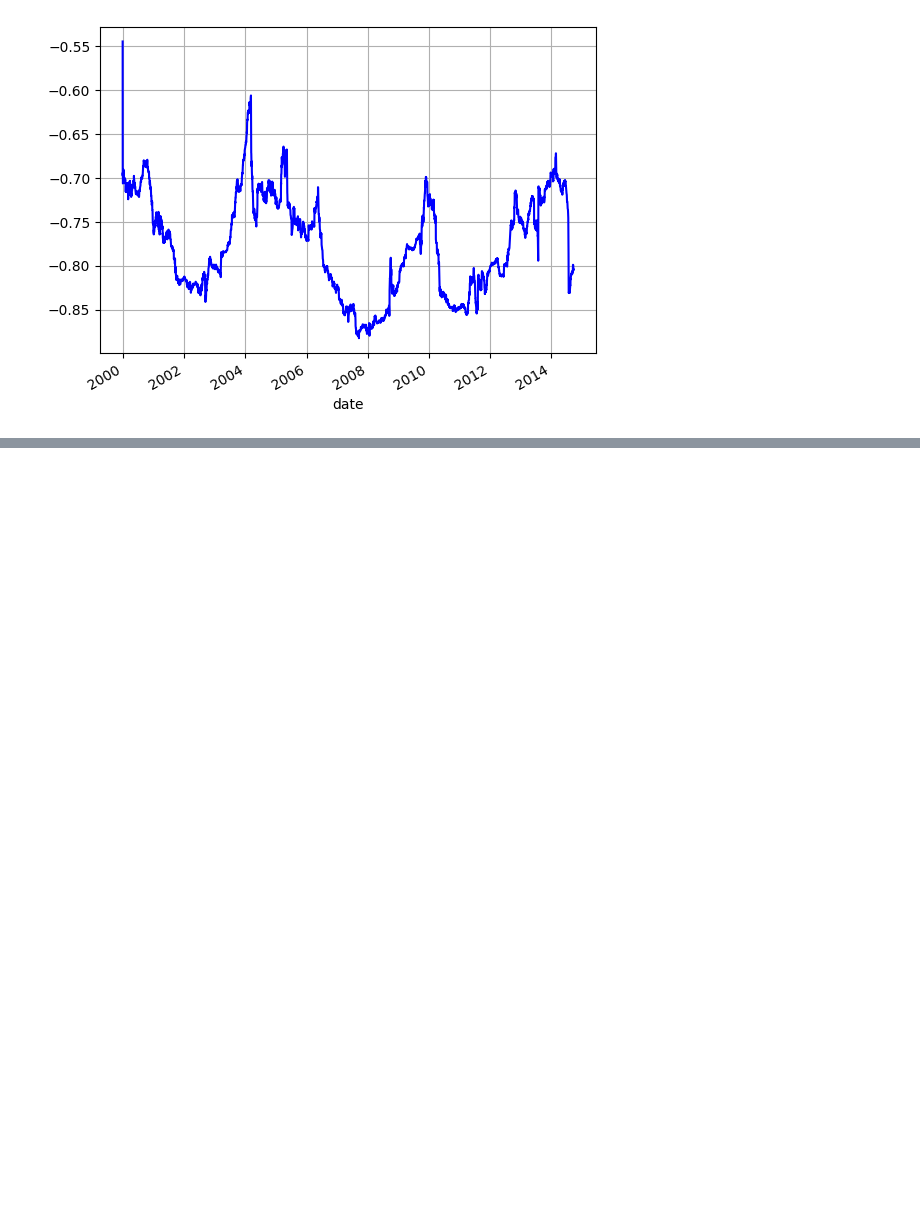
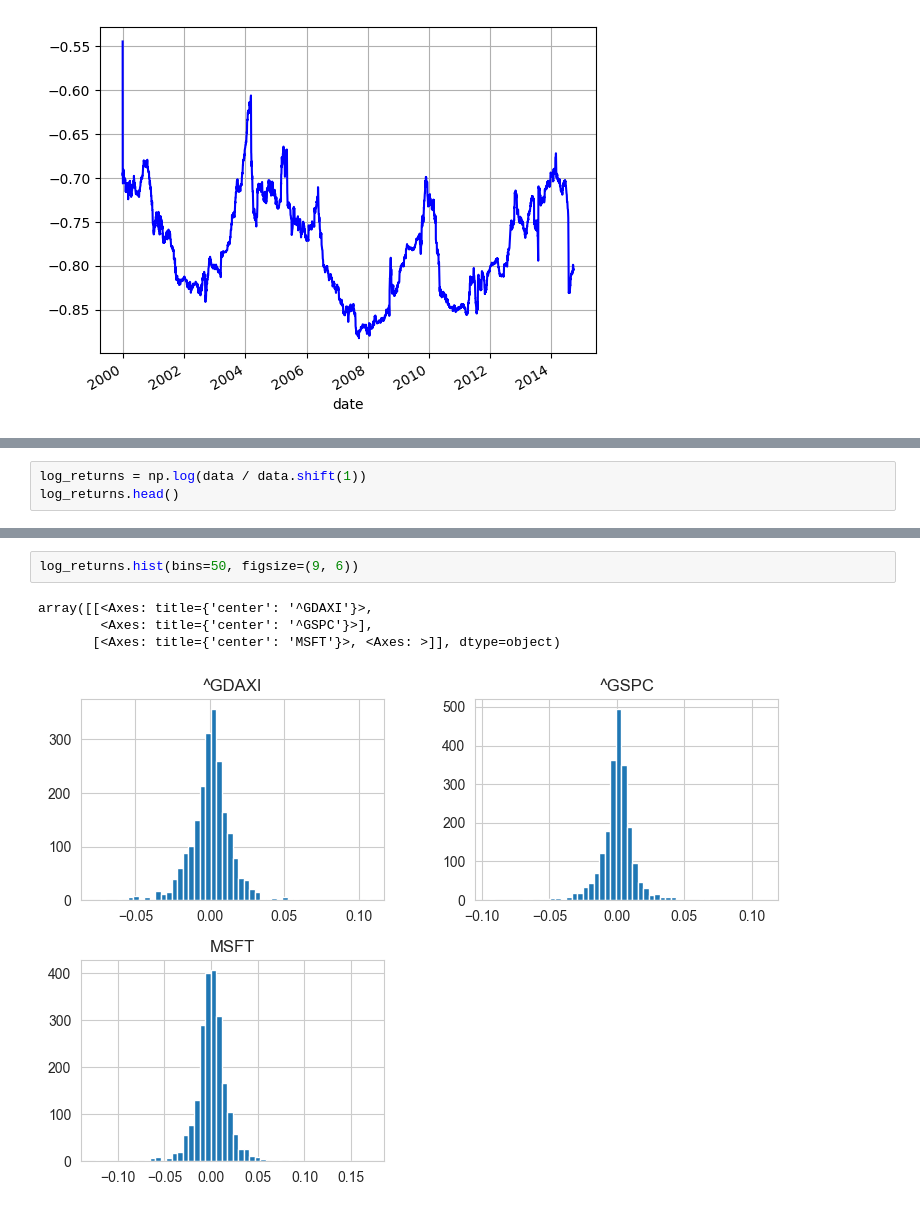
Before and after one commit to casslee1351/Finance-Portfolio, a Jupyter notebook: finance_portfolio_examples.ipynb, the cells around one changed output, grey strips where cells are left out. Cells and saved outputs as stored; diff of their text form; blank space fills up the shorter version.

```diff
--- a/finance_portfolio_examples.ipynb
+++ b/finance_portfolio_examples.ipynb
@@ -337,0 +373,3 @@ rets['EUROSTOXX'].rolling(window=252).corr(rets['VSTOXX']).plot(grid=True, style
+# %%
+log_returns = np.log(data / data.shift(1))
+log_returns.head()
@@ -337,0 +384,7 @@ rets['EUROSTOXX'].rolling(window=252).corr(rets['VSTOXX']).plot(grid=True, style
+# %%
+log_returns.hist(bins=50, figsize=(9, 6))
+# %% [output]
+array([[<Axes: title={'center': '^GDAXI'}>,
+        <Axes: title={'center': '^GSPC'}>],
+       [<Axes: title={'center': 'MSFT'}>, <Axes: >]], dtype=object)
+[figure, added]
```
Also changed, not shown: parts of 34 cells of this notebook.
